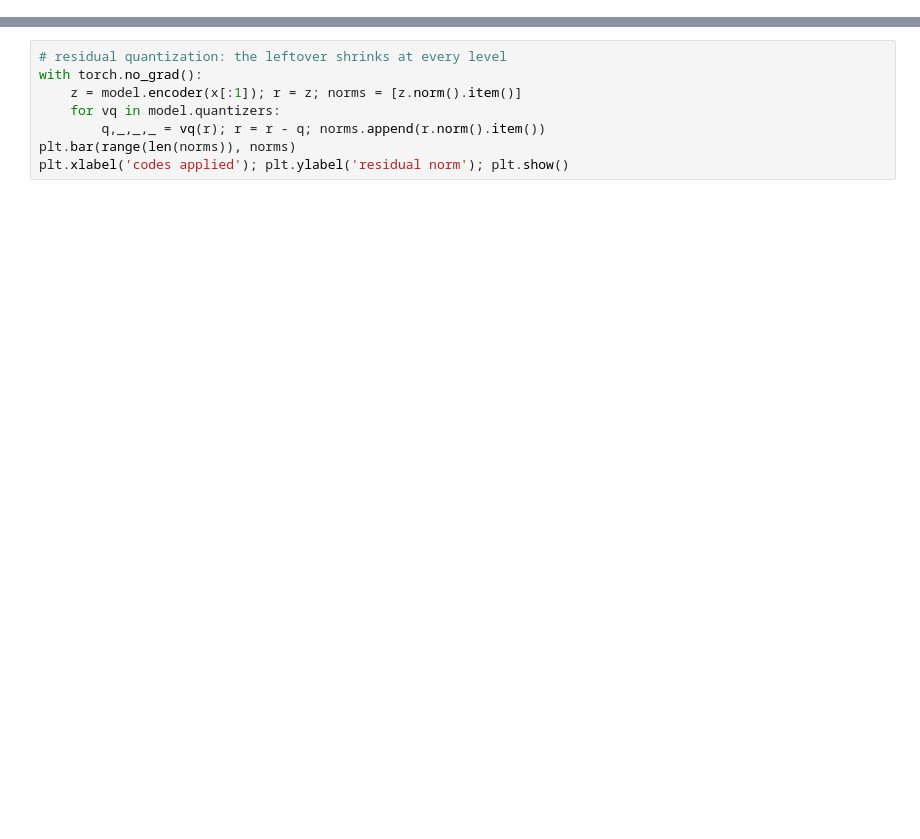
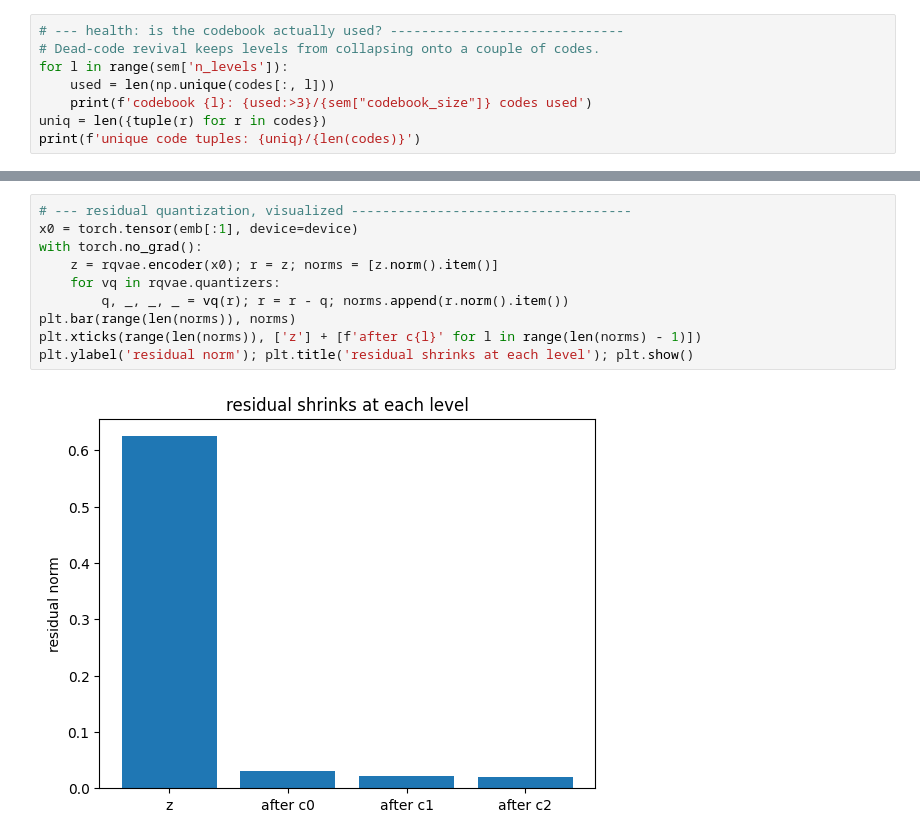
Before and after one commit to giacoballoccu/NanoTIGER, a Jupyter notebook: notebooks/01_semantic_ids.ipynb, the cells around one changed output, grey strips where cells are left out. Cells and saved outputs as stored; diff of their text form; blank space fills up the shorter version.

```diff
--- a/notebooks/01_semantic_ids.ipynb
+++ b/notebooks/01_semantic_ids.ipynb
@@ -47,0 +62,8 @@ Items that share the first code occupy the same region of embedding space.
+# %%
+# --- health: is the codebook actually used? ------------------------------
+# Dead-code revival keeps levels from collapsing onto a couple of codes.
+for l in range(sem['n_levels']):
+    used = len(np.unique(codes[:, l]))
+    print(f'codebook {l}: {used:>3}/{sem["codebook_size"]} codes used')
+uniq = len({tuple(r) for r in codes})
+print(f'unique code tuples: {uniq}/{len(codes)}')
@@ -55,8 +129,12 @@ plt.title('color = first Semantic ID code'); plt.show()
 # %%
-# residual quantization: the leftover shrinks at every level
+# --- residual quantization, visualized ------------------------------------
+x0 = torch.tensor(emb[:1], device=device)
 with torch.no_grad():
-    z = model.encoder(x[:1]); r = z; norms = [z.norm().item()]
-    for vq in model.quantizers:
-        q,_,_,_ = vq(r); r = r - q; norms.append(r.norm().item())
+    z = rqvae.encoder(x0); r = z; norms = [z.norm().item()]
+    for vq in rqvae.quantizers:
+        q, _, _, _ = vq(r); r = r - q; norms.append(r.norm().item())
 plt.bar(range(len(norms)), norms)
-plt.xlabel('codes applied'); plt.ylabel('residual norm'); plt.show()
+plt.xticks(range(len(norms)), ['z'] + [f'after c{l}' for l in range(len(norms) - 1)])
+plt.ylabel('residual norm'); plt.title('residual shrinks at each level'); plt.show()
+# %% [output]
+[figure, added]
```
Also changed, not shown: parts of 15 cells of this notebook, 12 other files.
